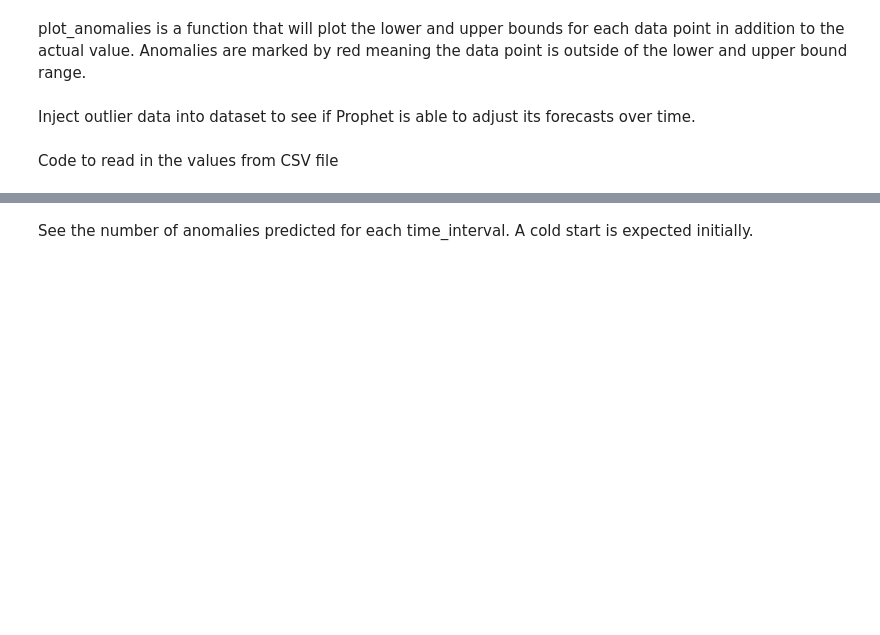
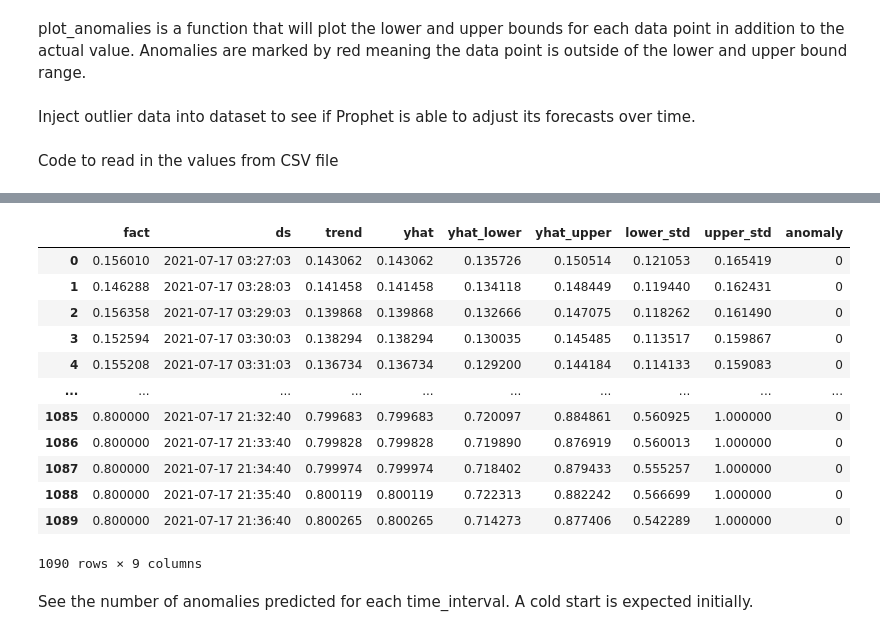
Before and after one commit to sanjay920/metric-anomaly-poc, a Jupyter notebook: Examples/prophet-experiments-cpu-usage-percentage.ipynb, the cells around one changed output, grey strips where cells are left out. Cells and saved outputs as stored; diff of their text form; code cells hidden in the pictures; blank space fills up the shorter version.

```diff
--- a/Examples/prophet-experiments-cpu-usage-percentage.ipynb
+++ b/Examples/prophet-experiments-cpu-usage-percentage.ipynb
@@ -196,3 +148,19 @@ pred_result_df = pd.DataFrame(prediction_results)
+# %%
+pred_result_df
+# %% [output]
+|  | fact | ds | trend | yhat | yhat_lower | yhat_upper | lower_std | upper_std | anomaly |
+| 0 | 0.156010 | 2021-07-17 03:27:03 | 0.143062 | 0.143062 | 0.135726 | 0.150514 | 0.121053 | 0.165419 | 0 |
+| 1 | 0.146288 | 2021-07-17 03:28:03 | 0.141458 | 0.141458 | 0.134118 | 0.148449 | 0.119440 | 0.162431 | 0 |
+| 2 | 0.156358 | 2021-07-17 03:29:03 | 0.139868 | 0.139868 | 0.132666 | 0.147075 | 0.118262 | 0.161490 | 0 |
+| 3 | 0.152594 | 2021-07-17 03:30:03 | 0.138294 | 0.138294 | 0.130035 | 0.145485 | 0.113517 | 0.159867 | 0 |
+| 4 | 0.155208 | 2021-07-17 03:31:03 | 0.136734 | 0.136734 | 0.129200 | 0.144184 | 0.114133 | 0.159083 | 0 |
+| ... | ... | ... | ... | ... | ... | ... | ... | ... | ... |
+| 1085 | 0.800000 | 2021-07-17 21:32:40 | 0.799683 | 0.799683 | 0.720097 | 0.884861 | 0.560925 | 1.000000 | 0 |
+| 1086 | 0.800000 | 2021-07-17 21:33:40 | 0.799828 | 0.799828 | 0.719890 | 0.876919 | 0.560013 | 1.000000 | 0 |
+| 1087 | 0.800000 | 2021-07-17 21:34:40 | 0.799974 | 0.799974 | 0.718402 | 0.879433 | 0.555257 | 1.000000 | 0 |
+| 1088 | 0.800000 | 2021-07-17 21:35:40 | 0.800119 | 0.800119 | 0.722313 | 0.882242 | 0.566699 | 1.000000 | 0 |
+| 1089 | 0.800000 | 2021-07-17 21:36:40 | 0.800265 | 0.800265 | 0.714273 | 0.877406 | 0.542289 | 1.000000 | 0 |
+1090 rows × 9 columns
 # %% [markdown]
 See the number of anomalies predicted for each time_interval. A cold start is expected initially.
 # %%
```
Also changed, not shown: parts of 28 cells of this notebook, 2 other files.
